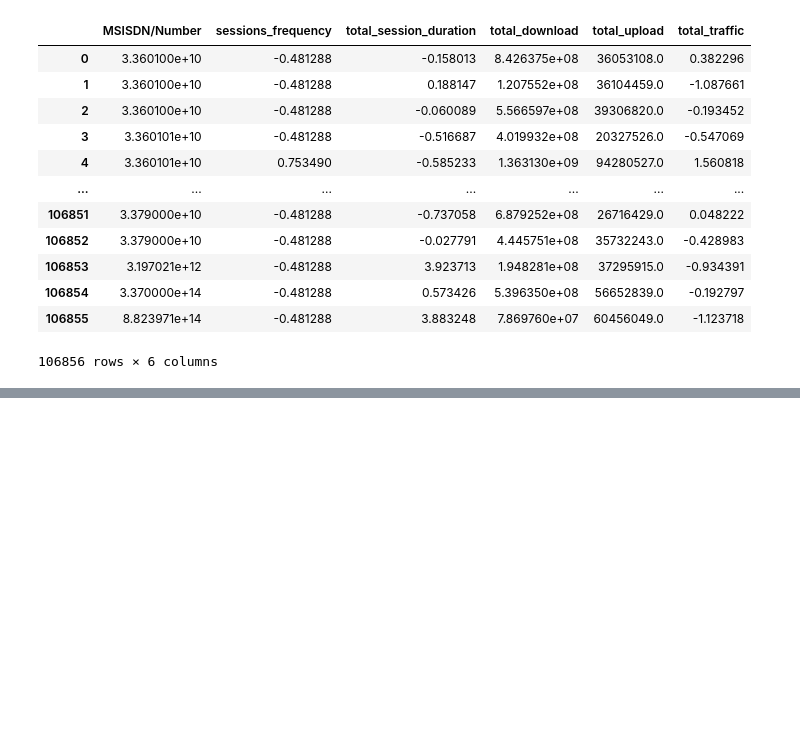
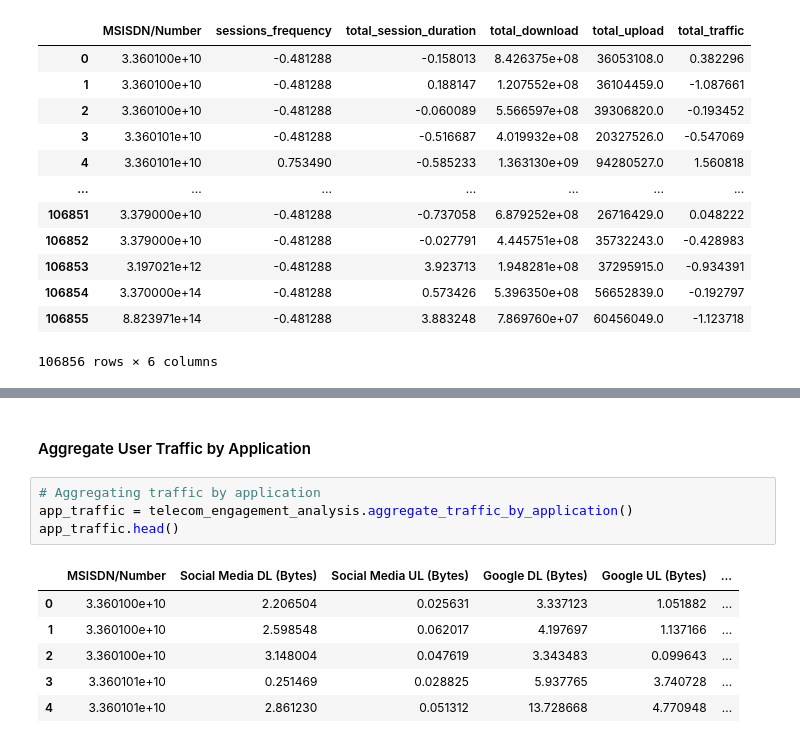
Before and after one commit to fsefu/customer-insights-analytics, a Jupyter notebook: notebooks/engagement_analysis.ipynb, the cells around one changed output, grey strips where cells are left out. Saved outputs shown, nothing was run; the diff lists cells and outputs as text; blank space fills up the shorter version.

```diff
--- a/notebooks/engagement_analysis.ipynb
+++ b/notebooks/engagement_analysis.ipynb
@@ -117,0 +166,13 @@ telegram_engagement_analysis.plot_top_applications()
+# %% [markdown]
+#### Aggregate User Traffic by Application
+# %%
+# Aggregating traffic by application
+app_traffic = telecom_engagement_analysis.aggregate_traffic_by_application()
+app_traffic.head()
+# %% [output]
+|  | MSISDN/Number | Social Media DL (Bytes) | Social Media UL (Bytes) | Google DL (Bytes) | Google UL (Bytes) | ... |
+| 0 | 3.360100e+10 | 2.206504 | 0.025631 | 3.337123 | 1.051882 | ... |
+| 1 | 3.360100e+10 | 2.598548 | 0.062017 | 4.197697 | 1.137166 | ... |
+| 2 | 3.360100e+10 | 3.148004 | 0.047619 | 3.343483 | 0.099643 | ... |
+| 3 | 3.360101e+10 | 0.251469 | 0.028825 | 5.937765 | 3.740728 | ... |
+| 4 | 3.360101e+10 | 2.861230 | 0.051312 | 13.728668 | 4.770948 | ... |
```
Also changed, not shown: parts of 14 cells of this notebook, 1 other file.
